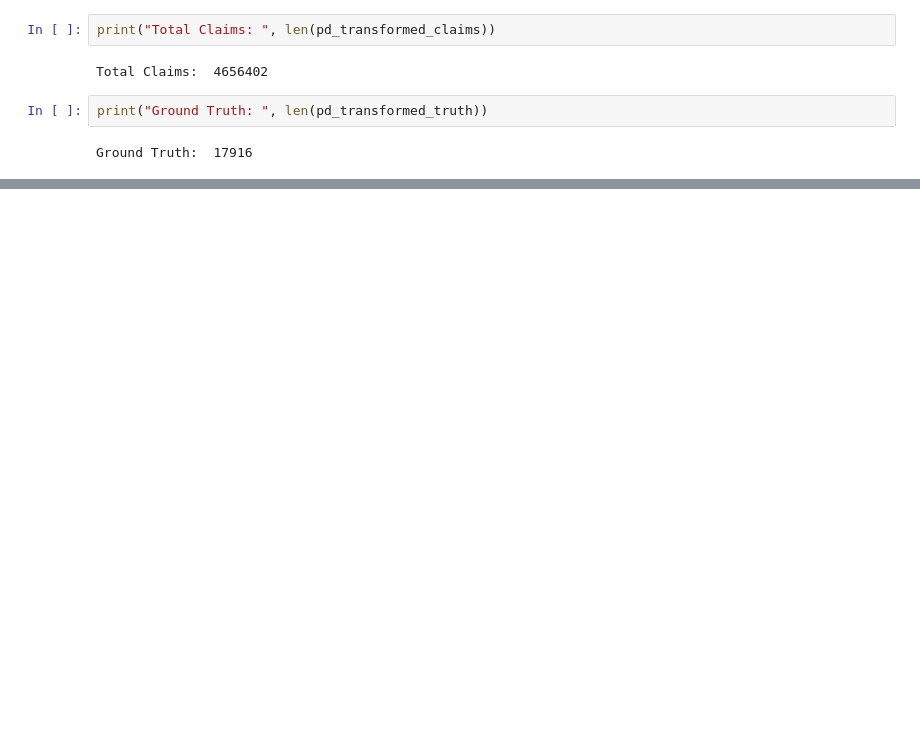
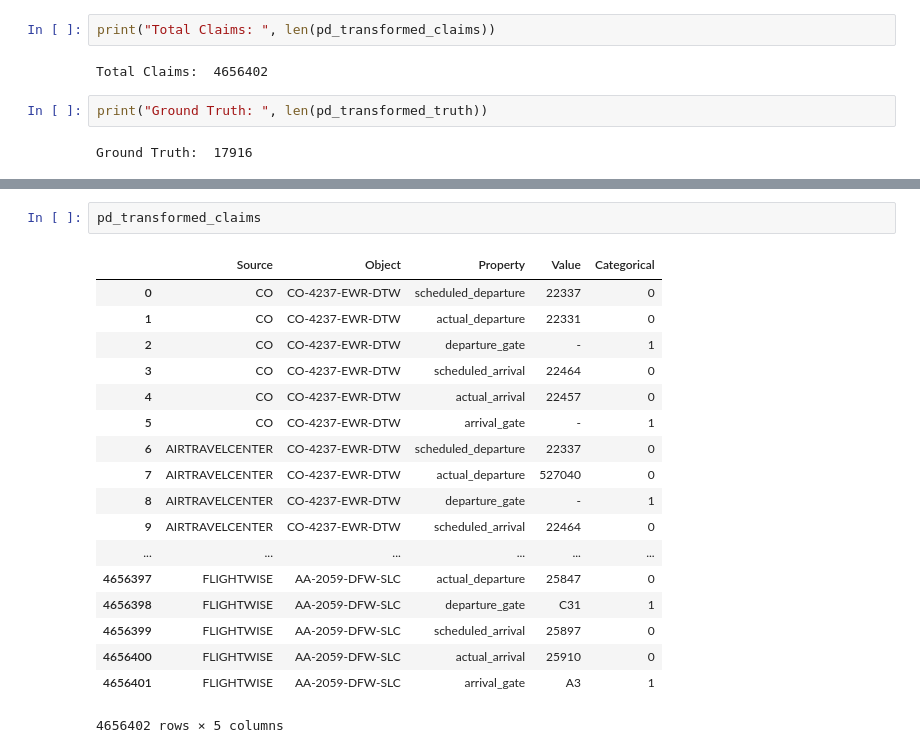
Before and after one commit to mtnntn/atics_i, a Jupyter notebook: projects/second_project/SecondProject1.ipynb, the cells around one changed output, grey strips where cells are left out. Saved outputs shown, nothing was run; the diff lists cells and outputs as text; blank space fills up the shorter version.

```diff
--- a/projects/second_project/SecondProject1.ipynb
+++ b/projects/second_project/SecondProject1.ipynb
@@ -325,0 +404,21 @@ Ground Truth:  17916
+# %%
+pd_transformed_claims
+# %% [output]
+|  | Source | Object | Property | Value | Categorical |
+| 0 | CO | CO-4237-EWR-DTW | scheduled_departure | 22337 | 0 |
+| 1 | CO | CO-4237-EWR-DTW | actual_departure | 22331 | 0 |
+| 2 | CO | CO-4237-EWR-DTW | departure_gate | - | 1 |
+| 3 | CO | CO-4237-EWR-DTW | scheduled_arrival | 22464 | 0 |
+| 4 | CO | CO-4237-EWR-DTW | actual_arrival | 22457 | 0 |
+| 5 | CO | CO-4237-EWR-DTW | arrival_gate | - | 1 |
+| 6 | AIRTRAVELCENTER | CO-4237-EWR-DTW | scheduled_departure | 22337 | 0 |
+| 7 | AIRTRAVELCENTER | CO-4237-EWR-DTW | actual_departure | 527040 | 0 |
+| 8 | AIRTRAVELCENTER | CO-4237-EWR-DTW | departure_gate | - | 1 |
+| 9 | AIRTRAVELCENTER | CO-4237-EWR-DTW | scheduled_arrival | 22464 | 0 |
+| ... | ... | ... | ... | ... | ... |
+| 4656397 | FLIGHTWISE | AA-2059-DFW-SLC | actual_departure | 25847 | 0 |
+| 4656398 | FLIGHTWISE | AA-2059-DFW-SLC | departure_gate | C31 | 1 |
+| 4656399 | FLIGHTWISE | AA-2059-DFW-SLC | scheduled_arrival | 25897 | 0 |
+| 4656400 | FLIGHTWISE | AA-2059-DFW-SLC | actual_arrival | 25910 | 0 |
+| 4656401 | FLIGHTWISE | AA-2059-DFW-SLC | arrival_gate | A3 | 1 |
+4656402 rows × 5 columns
```
Also changed, not shown: parts of 17 cells of this notebook, 5 other files.
